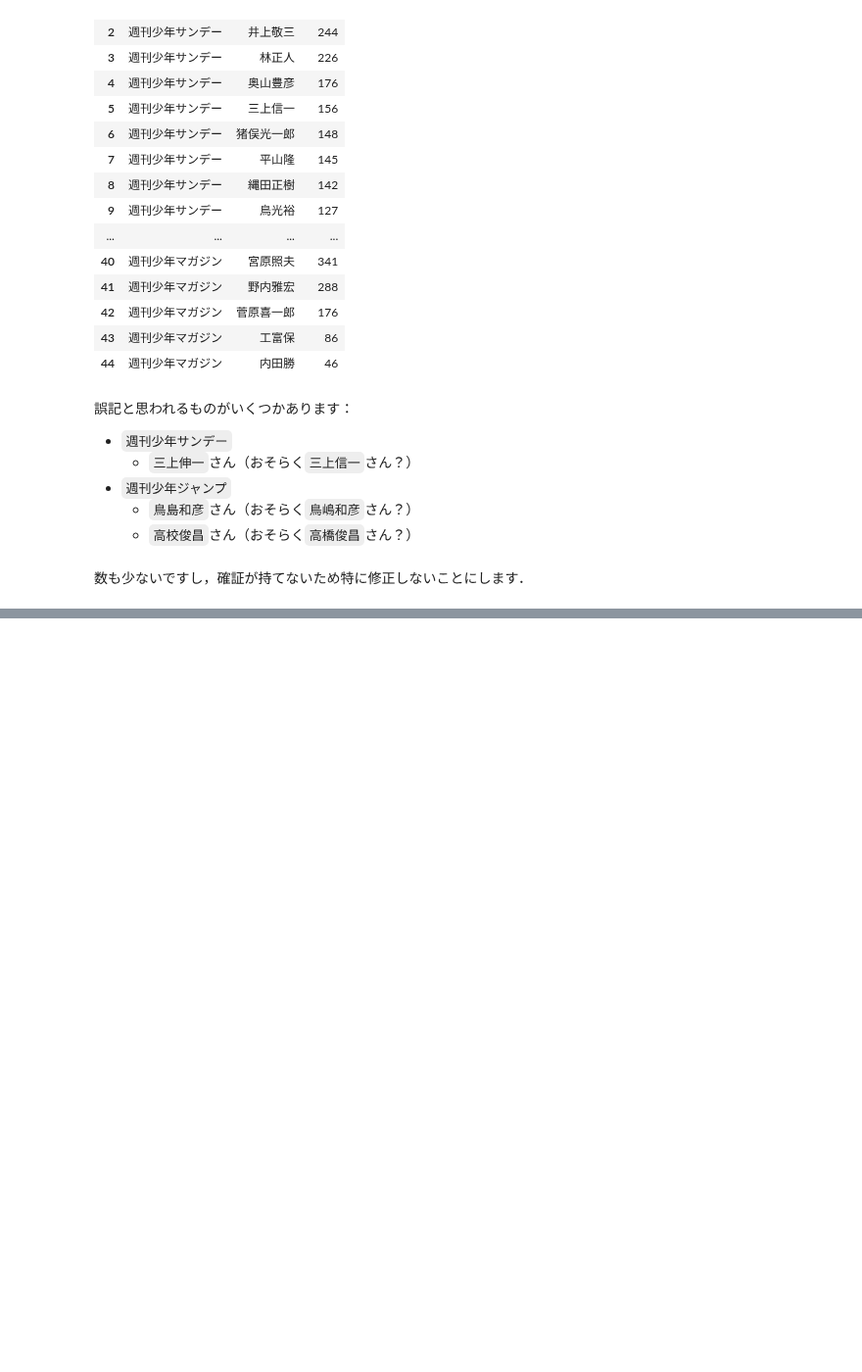
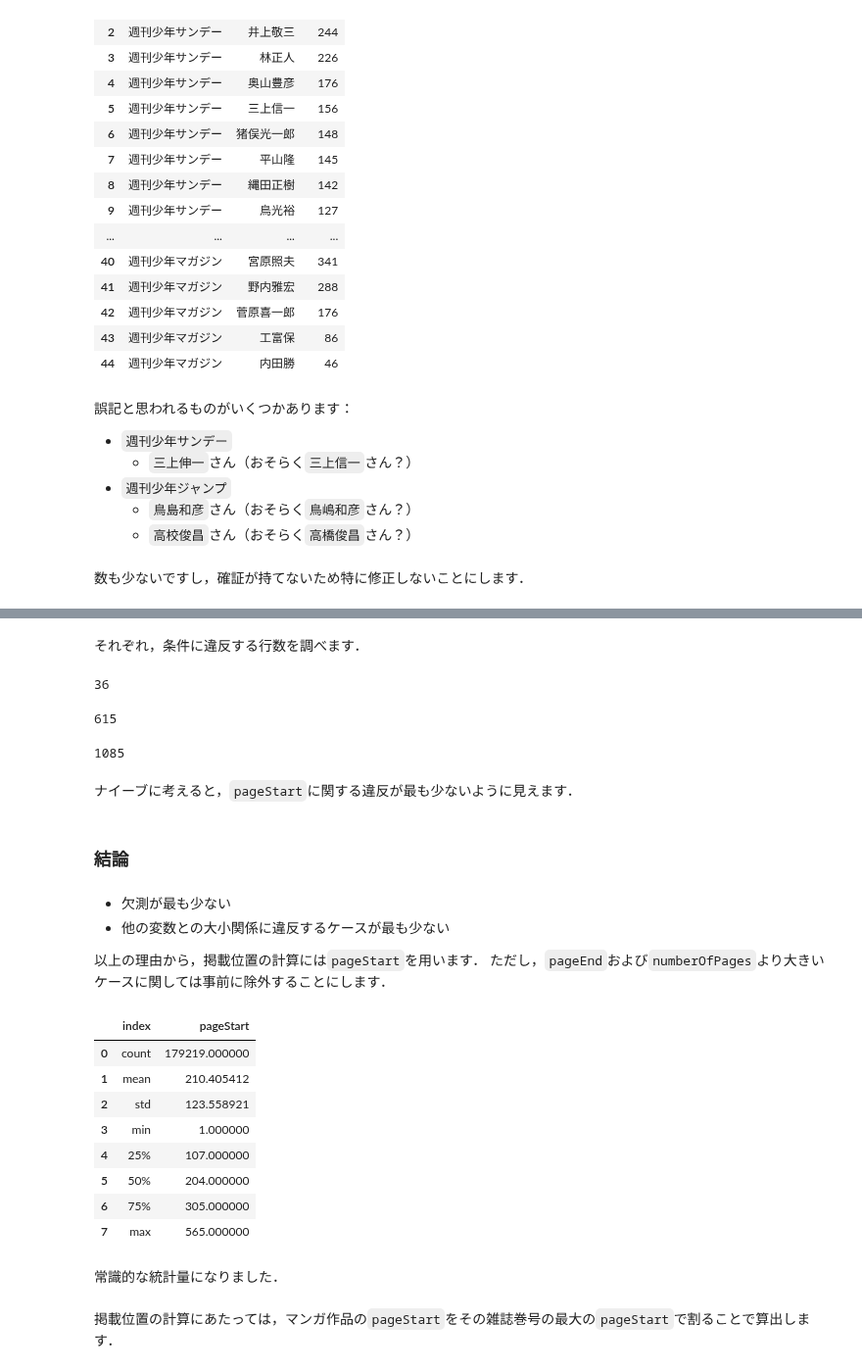
Before and after one commit to kakeami/viz-madb, a Jupyter notebook: book/_build/jupyter_execute/eda/eda.ipynb, the cells around one changed output, grey strips where cells are left out. Shown at 98% size. Cells and saved outputs as stored; diff of their text form; code cells hidden in the pictures; blank space fills up the shorter version.

```diff
--- a/book/_build/jupyter_execute/eda/eda.ipynb
+++ b/book/_build/jupyter_execute/eda/eda.ipynb
@@ -608,0 +657,44 @@ df_tmp.groupby('mcname')['editor'].value_counts().\
+# %% [markdown]
+それぞれ，条件に違反する行数を調べます．
+# %%
+df.shape[0] - (df['pageStart'] <= df['pageEnd']).sum()
+# %% [output]
+36
+# %%
+df.shape[0] - (df['pageStart'] <= df['numberOfPages']).sum()
+# %% [output]
+615
+# %%
+df.shape[0] - (df['pageEnd'] <= df['numberOfPages']).sum()
+# %% [output]
+1085
+# %% [markdown]
+ナイーブに考えると，`pageStart`に関する違反が最も少ないように見えます．
+# %% [markdown]
+### 結論
+# %% [markdown]
+- 欠測が最も少ない
+- 他の変数との大小関係に違反するケースが最も少ない
+
+以上の理由から，掲載位置の計算には`pageStart`を用います．
+ただし，`pageEnd`および`numberOfPages`より大きいケースに関しては事前に除外することにします．
+# %%
+assert_1 = df['pageStart'] <= df['pageEnd']
+assert_2 = df['pageStart'] <= df['numberOfPages']
+df_new = df[assert_1 & assert_2].reset_index(drop=True)
+# %%
+df_new['pageStart'].describe().reset_index()
+# %% [output]
+|  | index | pageStart |
+| 0 | count | 179219.000000 |
+| 1 | mean | 210.405412 |
+| 2 | std | 123.558921 |
+| 3 | min | 1.000000 |
+| 4 | 25% | 107.000000 |
+| 5 | 50% | 204.000000 |
+| 6 | 75% | 305.000000 |
+| 7 | max | 565.000000 |
+# %% [markdown]
+常識的な統計量になりました．
+# %% [markdown]
+掲載位置の計算にあたっては，マンガ作品の`pageStart`をその雑誌巻号の最大の`pageStart`で割ることで算出します．
```
Also changed, not shown: parts of 12 cells of this notebook, 12 other files.
